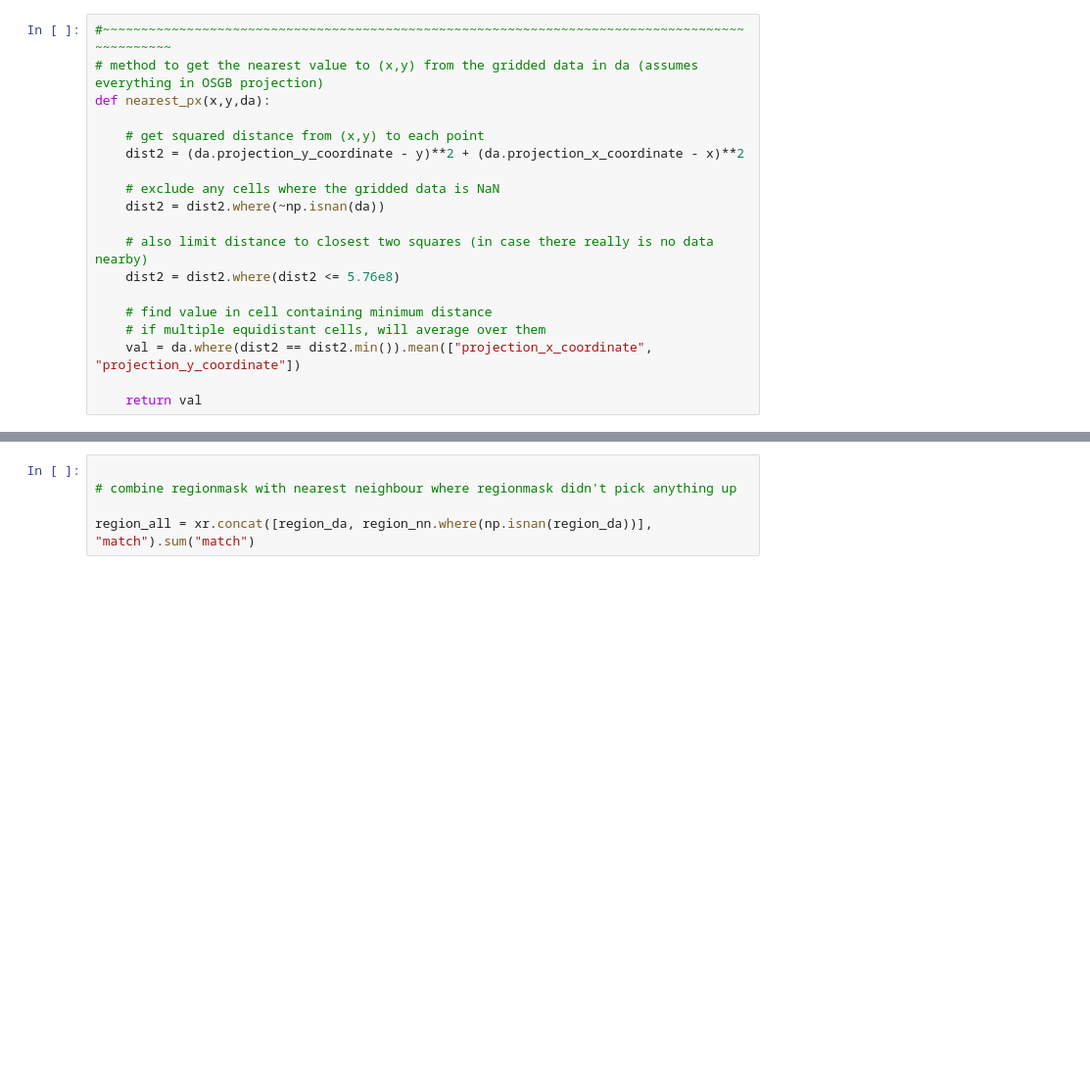
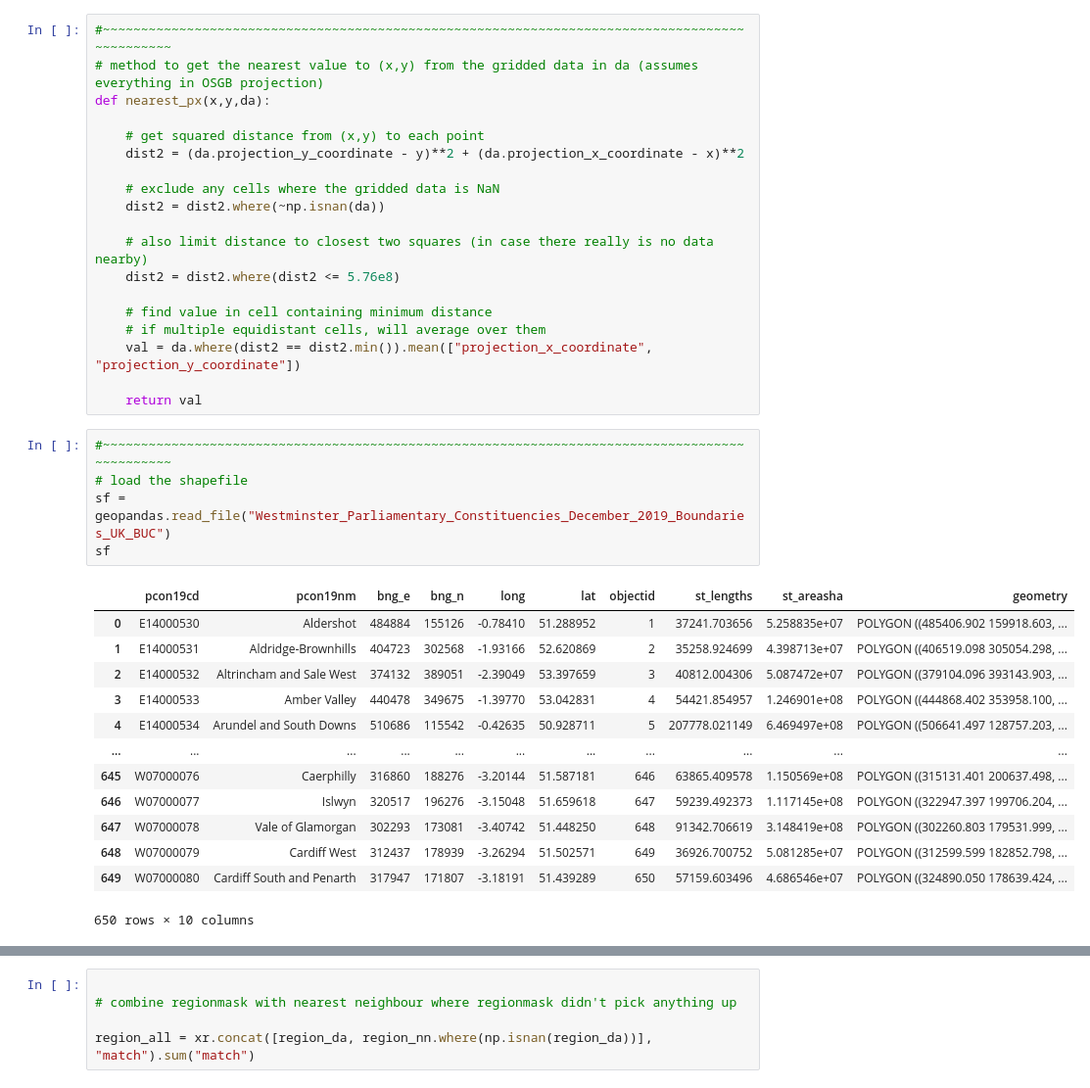
Before and after one commit to pmsept/Ecoweather, a Jupyter notebook: constituency_calculations/UKCP18CombinedCode.ipynb, the cells around one changed output, grey strips where cells are left out. Shown at 98% size. Cells and saved outputs as stored; diff of their text form; blank space fills up the shorter version.

```diff
--- a/constituency_calculations/UKCP18CombinedCode.ipynb
+++ b/constituency_calculations/UKCP18CombinedCode.ipynb
@@ -28,3 +27,22 @@ def nearest_px(x,y,da):
     val = da.where(dist2 == dist2.min()).mean(["projection_x_coordinate", "projection_y_coordinate"])
 
     return val
+# %%
+#~~~~~~~~~~~~~~~~~~~~~~~~~~~~~~~~~~~~~~~~~~~~~~~~~~~~~~~~~~~~~~~~~~~~~~~~~~~~~~~~~~~~~~~~~~~~~~
+# load the shapefile
+sf = geopandas.read_file("Westminster_Parliamentary_Constituencies_December_2019_Boundaries_UK_BUC")
+sf
+# %% [output]
+|  | pcon19cd | pcon19nm | bng_e | bng_n | long | lat | objectid | st_lengths | st_areasha | geometry |
+| 0 | E14000530 | Aldershot | 484884 | 155126 | -0.78410 | 51.288952 | 1 | 37241.703656 | 5.258835e+07 | POLYGON ((485406.902 159918.603, ... |
+| 1 | E14000531 | Aldridge-Brownhills | 404723 | 302568 | -1.93166 | 52.620869 | 2 | 35258.924699 | 4.398713e+07 | POLYGON ((406519.098 305054.298, ... |
+| 2 | E14000532 | Altrincham and Sale West | 374132 | 389051 | -2.39049 | 53.397659 | 3 | 40812.004306 | 5.087472e+07 | POLYGON ((379104.096 393143.903, ... |
+| 3 | E14000533 | Amber Valley | 440478 | 349675 | -1.39770 | 53.042831 | 4 | 54421.854957 | 1.246901e+08 | POLYGON ((444868.402 353958.100, ... |
+| 4 | E14000534 | Arundel and South Downs | 510686 | 115542 | -0.42635 | 50.928711 | 5 | 207778.021149 | 6.469497e+08 | POLYGON ((506641.497 128757.203, ... |
+| ... | ... | ... | ... | ... | ... | ... | ... | ... | ... | ... |
+| 645 | W07000076 | Caerphilly | 316860 | 188276 | -3.20144 | 51.587181 | 646 | 63865.409578 | 1.150569e+08 | POLYGON ((315131.401 200637.498, ... |
+| 646 | W07000077 | Islwyn | 320517 | 196276 | -3.15048 | 51.659618 | 647 | 59239.492373 | 1.117145e+08 | POLYGON ((322947.397 199706.204, ... |
+| 647 | W07000078 | Vale of Glamorgan | 302293 | 173081 | -3.40742 | 51.448250 | 648 | 91342.706619 | 3.148419e+08 | POLYGON ((302260.803 179531.999, ... |
+| 648 | W07000079 | Cardiff West | 312437 | 178939 | -3.26294 | 51.502571 | 649 | 36926.700752 | 5.081285e+07 | POLYGON ((312599.599 182852.798, ... |
+| 649 | W07000080 | Cardiff South and Penarth | 317947 | 171807 | -3.18191 | 51.439289 | 650 | 57159.603496 | 4.686546e+07 | POLYGON ((324890.050 178639.424, ... |
+650 rows × 10 columns
```
Also changed, not shown: parts of 6 cells of this notebook.
